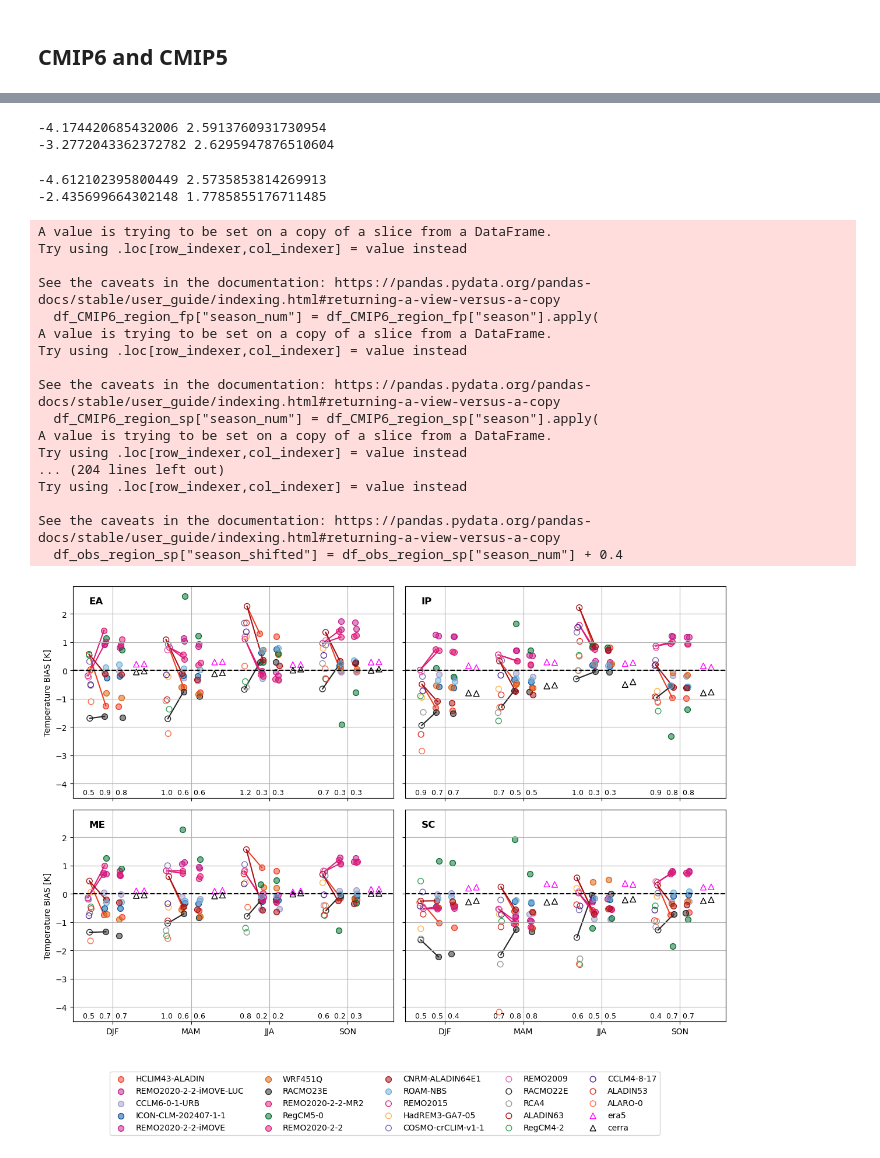
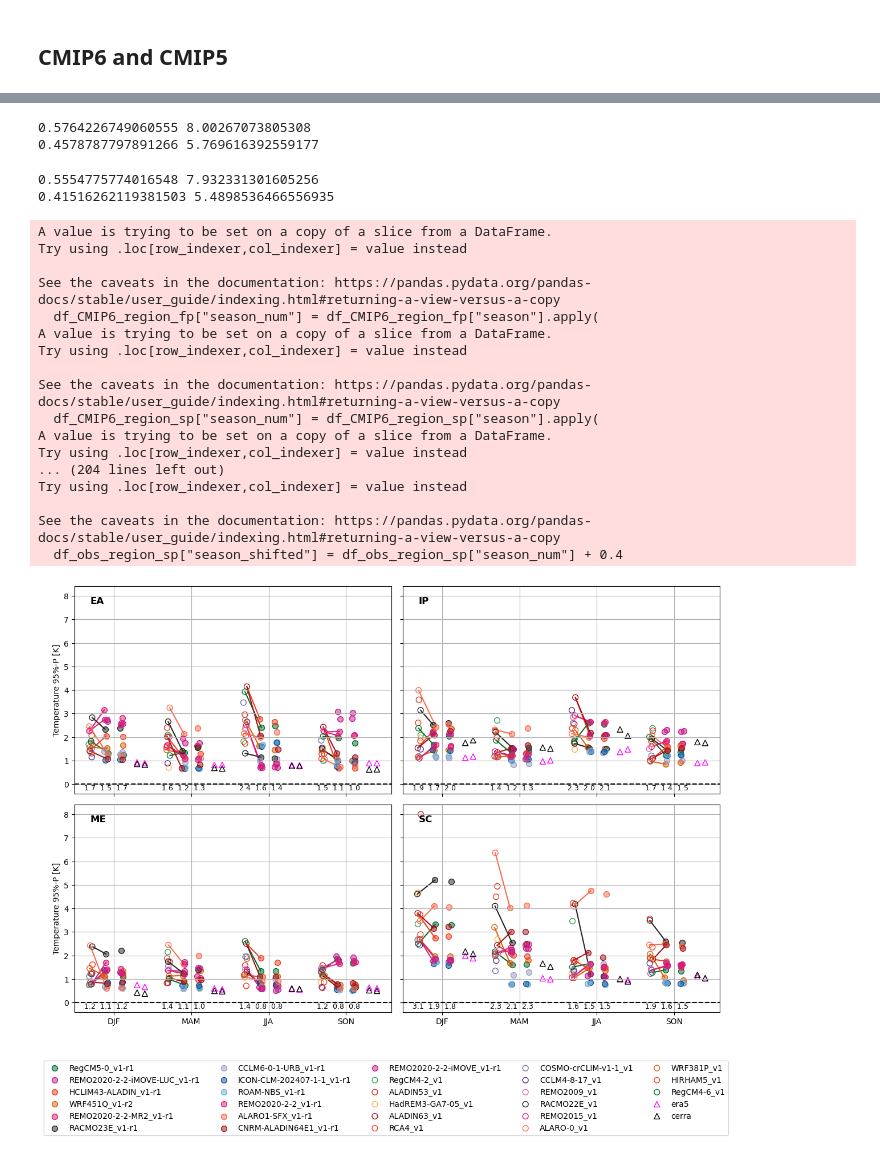
Before and after one commit to larsbuntemeyer/joint-evaluation, a Jupyter notebook: eval-book/regional_bias.ipynb, the cells around one changed output, grey strips where cells are left out. Cells and saved outputs as stored; diff of their text form; code cells hidden in the pictures.

Commit message:
Initial draft version of the notebooks

```diff
--- a/eval-book/regional_bias.ipynb
+++ b/eval-book/regional_bias.ipynb
@@ -46,6 +48,6 @@ client
 # %%
 # Parameter papermill
-index = "tas"
+index = "tas95"
 frequency = "mon"
 domain = "EUR-11"
 regridding = "bilinear"
@@ -297,14 +320,16 @@ df_obs_sp = df_obs.to_dataframe().reset_index()
 print(np.min(df_CMIP5_fp[variable]), np.max(df_CMIP5_fp[variable]))
 print(np.min(df_CMIP6_fp[variable]), np.max(df_CMIP6_fp[variable]))
 # %% [output]
--4.174420685432006 2.5913760931730954
--3.2772043362372782 2.6295947876510604
+0.5764226749060555 8.00267073805308
+0.4578787797891266 5.769616392559177
 # %%
 print(np.min(df_CMIP5_sp[variable]), np.max(df_CMIP5_sp[variable]))
 print(np.min(df_CMIP6_sp[variable]), np.max(df_CMIP6_sp[variable]))
 # %% [output]
--4.612102395800449 2.5735853814269913
--2.435699664302148 1.7785855176711485
+0.5554775774016548 7.932331301605256
+0.41516262119381503 5.4898536466556935
+# %%
+list_model_version = np.array((eur_colors["model"].astype(str) + "_" + eur_colors["model_version"].astype(str)).tolist())
 # %%
 with warnings.catch_warnings():
     warnings.simplefilter("ignore")
@@ -374,16 +399,18 @@ for i, region in enumerate(regs):
     cmip6_biases_sp = {season: [] for season in seasons}
     cmip5_biases_sp = {season: [] for season in seasons}
 
+
     for idx, row in df_CMIP6_region_fp.iterrows():
         dset_id = row["dset_id"]
-        dset_id_in_table = dset_id in eur_colors.model.values
+        dset_id_in_table = dset_id in list_model_version
         color = (
-            eur_colors[eur_colors["model"] == dset_id].color.values[0]
+            eur_colors[list_model_version == dset_id].color.values[0]
             if dset_id_in_table
             else default_color
         )
         parent = (
-            eur_colors[eur_colors["model"] == dset_id].parent.values[0]
+            eur_colors[list_model_version == dset_id].apply(
+                lambda row: f"{row.parent}_{row.parent_version}", axis=1).values[0]
             if dset_id_in_table
             else None
         )
@@ -419,14 +446,15 @@ for i, region in enumerate(regs):
 
     for idx, row in df_CMIP6_region_sp.iterrows():
         dset_id = row["dset_id"]
-        dset_id_in_table = dset_id in eur_colors.model.values
+        dset_id_in_table = dset_id in list_model_version
         color = (
-            eur_colors[eur_colors["model"] == dset_id].color.values[0]
+            eur_colors[list_model_version == dset_id].color.values[0]
             if dset_id_in_table
             else default_color
         )
         parent = (
-            eur_colors[eur_colors["model"] == dset_id].parent.values[0]
+            eur_colors[list_model_version == dset_id].apply(
+                lambda row: f"{row.parent}_{row.parent_version}", axis=1).values[0]
             if dset_id_in_table
             else None
         )
@@ -450,9 +478,9 @@ for i, region in enumerate(regs):
 
     for idx, row in df_CMIP5_region_fp.iterrows():
         dset_id = row["dset_id"]
-        dset_id_in_table = dset_id in eur_colors.model.values
+        dset_id_in_table = dset_id in list_model_version
         color = (
-            eur_colors[eur_colors["model"] == dset_id].color.values[0]
+            eur_colors[list_model_version == dset_id].color.values[0]
             if dset_id_in_table
             else default_color
         )
@@ -575,35 +603,35 @@ fig.legend(
     ncol=5,
     fontsize=10,
 )
 
 
 plt.tight_layout()
 plt.show()
 fig.savefig(
-    f"{save_figure_path}/{reference_regions}_A_bias_{index}.png",
+    f"{save_figure_path}/{reference_regions}_A_bias_{index}_both_periods.png",
     bbox_inches="tight",
     transparent=True,
     pad_inches=0,
 )
 # %% [output]
 A value is trying to be set on a copy of a slice from a DataFrame.
 Try using .loc[row_indexer,col_indexer] = value instead
 
 See the caveats in the documentation: https://pandas.pydata.org/pandas-docs/stable/user_guide/indexing.html#returning-a-view-versus-a-copy
   df_CMIP6_region_fp["season_num"] = df_CMIP6_region_fp["season"].apply(
 A value is trying to be set on a copy of a slice from a DataFrame.
 Try using .loc[row_indexer,col_indexer] = value instead
 
 See the caveats in the documentation: https://pandas.pydata.org/pandas-docs/stable/user_guide/indexing.html#returning-a-view-versus-a-copy
   df_CMIP6_region_sp["season_num"] = df_CMIP6_region_sp["season"].apply(
 A value is trying to be set on a copy of a slice from a DataFrame.
 Try using .loc[row_indexer,col_indexer] = value instead
 ... (204 lines left out)
 Try using .loc[row_indexer,col_indexer] = value instead
 
 See the caveats in the documentation: https://pandas.pydata.org/pandas-docs/stable/user_guide/indexing.html#returning-a-view-versus-a-copy
   df_obs_region_sp["season_shifted"] = df_obs_region_sp["season_num"] + 0.4
-[figure, old version]
+[figure, new version]
 # %%
 with warnings.catch_warnings():
     warnings.simplefilter("ignore")
```
Also changed, not shown: parts of 11 cells of this notebook, 6 other files.
